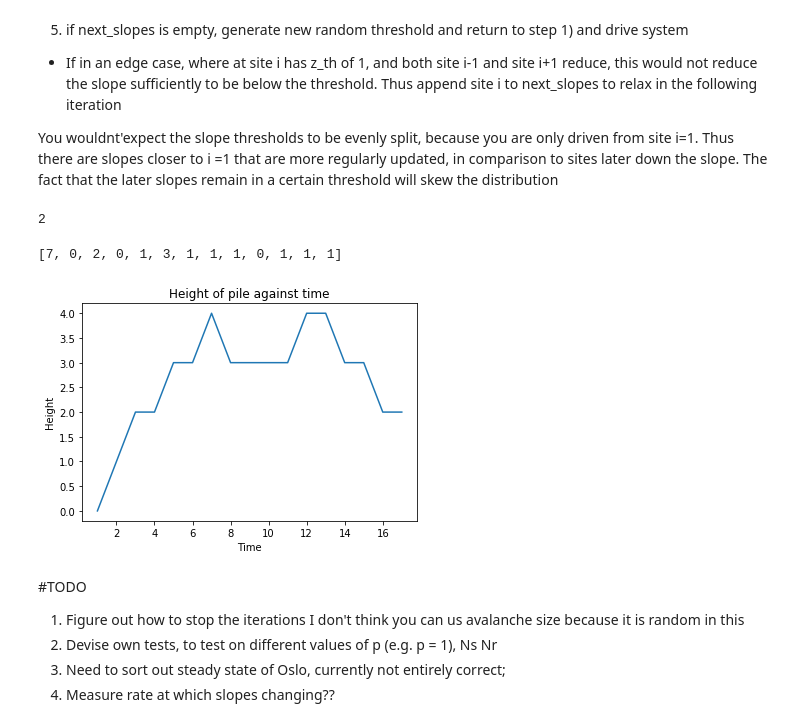
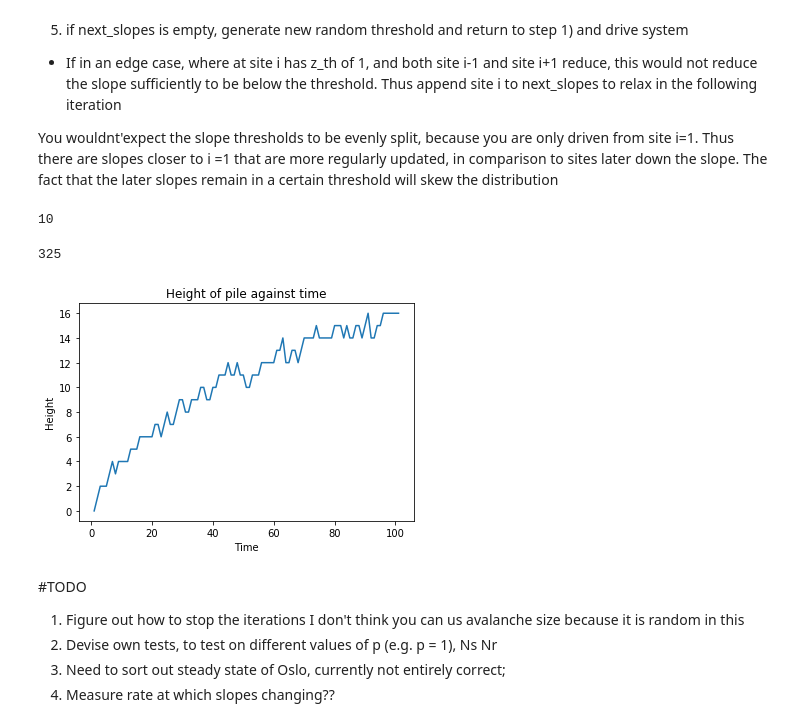
Before and after one commit to shaunfg/Complexity-Networks, a Jupyter notebook: Complexity_Project.ipynb, the cells around one changed output. Drawn from its saved outputs; the diff is of its cells as text; code cells hidden in the pictures.

```diff
--- a/Complexity_Project.ipynb
+++ b/Complexity_Project.ipynb
@@ -57,7 +57,7 @@ class Oslo:
         self.p = p
         self.L = L
 
-    def run(self, plot=False, N_recurrents=10,title=None, check_slopes = False):
+    def run(self, plot=False, N_recurrents=None,title=None, check_slopes = False,N_runs = None):
 
         z = [0] * self.L
 
@@ -72,14 +72,19 @@ class Oslo:
         end_value = 0
         avalanches = []
         z_avg_steady = []
-        steady = False  # To
+        crossover = False  # To
         N_full_avalanche = 0  # Tracks full avalanches
         configurations = []  # Find number of unique configurations
         self.delta_heights = [0]
-        self.cross_over_times = []
+        self.cross_over_time = 0
         cross_over_time = 0
 
-        while end_value < N_recurrents:
+        if N_runs != None:
+            N_count = N_runs
+        elif N_recurrents != None:
+            N_count = N_recurrents
+
+        while end_value < N_count:
 
             # Drive
             z[0] += 1
@@ -99,20 +104,19 @@ class Oslo:
                             z[i+1] = z[i+1] + 1
                             if z[i+1] == z_th[i+1] + 1:
                                 next_slopes.append(i+1)
-                            cross_over_time += 1
+                            if crossover == False: cross_over_time += 1
                             del_h -= 1
 
                         elif i == len(z) - 1:  # index 0,...,L-1 ; len to L
 
                             z[len(z) - 1] = z[len(z) - 1] - 1
                             z[len(z) - 2] = z[len(z) - 2] + 1
-                            steady = True
+                            crossover = True
                             if z[len(z) - 2] == z_th[len(z) - 2] + 1:
                                 next_slopes.append(len(z) - 2)
-    #                         if steady == True: outflux += 1
+#                             if steady == True: outflux += 1
 
-                            self.cross_over_times.append(cross_over_time)
-                            cross_over_time = 0
+                            if self.cross_over_time == 0: self.cross_over_time = cross_over_time
 
                         else:
                             z[i] = z[i] - 2
@@ -124,13 +128,13 @@ class Oslo:
                             if z[i-1] == z_th[i-1] + 1:
                                 next_slopes.append(i-1)
 
-                            cross_over_time += 1
+                            if crossover == False: cross_over_time += 1
 
                         z_th[i] = random.choice(z_ths)
                         if z[i] > z_th[i]:
                             next_slopes.append(i)
                     else:
-                        cross_over_time +=1
+                        if crossover == False: cross_over_time += 1
                         pass
 
                 if len(next_slopes) > 0:
@@ -149,9 +153,14 @@ class Oslo:
 
                 avalanches.append(s)
             # out of loop
-            if steady == True:
+            if N_runs != None:
+                end_value +=1
+            elif crossover == True:
                 end_value += 1
                 z_avg_steady.append(np.cumsum(z[::-1])[::-1][0])
+#             else:
+#                 raise ValueError("Not Counting!!")
+
 
             self.delta_heights.append(del_h)
 
@@ -163,39 +172,39 @@ class Oslo:
                     print(z,z_th)
                     print(check_slopes)
 
                     raise ValueError("Not all sites relaxed")
 
         # Obtains cumulative sum of slopes, to represent heights
         final_heights = np.cumsum(z[::-1])[::-1]  # indexing to reverse list
 
         if plot == True:
             plot_bar(z)
         self.z = z
 
         return final_heights, z, np.mean(z_avg_steady), configurations
 
     def get_heights(self,plot = True):
         print(len(self.z))
         heights = np.cumsum(self.delta_heights)
         time = np.arange(1,len(heights)+1,1)
         if plot == True:
             plt.xlabel("Time")
             plt.ylabel("Height")
             plt.title("Height of pile against time")
             plt.plot(time,heights,label = "L = {}".format(self.L))
         return time, heights
 
     def get_cross_over_times(self):
-        return self.cross_over_times
+        return self.cross_over_time
 
-check = Oslo(2)
-check.run()
+check = Oslo(10)
+check.run(N_runs = 100)
 check.get_heights()
 check.get_cross_over_times()
 # %% [output]
-2
+10
-[7, 0, 2, 0, 1, 3, 1, 1, 1, 0, 1, 1, 1]
+325
-[figure, old version]
+[figure, new version]
 # %% [markdown]
 #TODO
 1. Figure out how to stop the iterations
```
Also changed, not shown: parts of 9 cells of this notebook.
